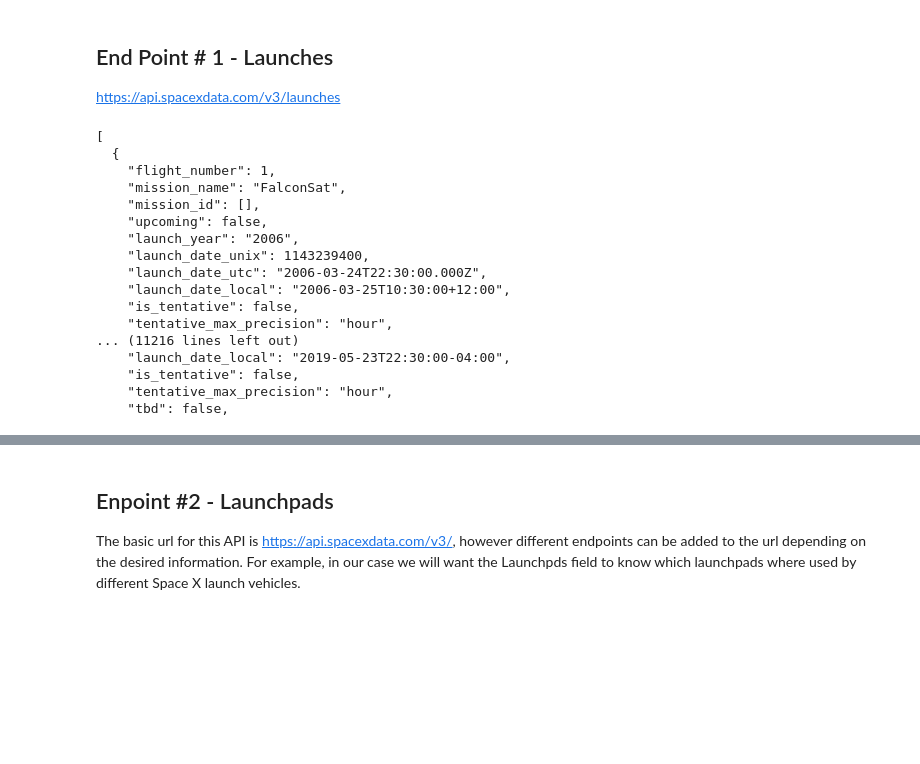
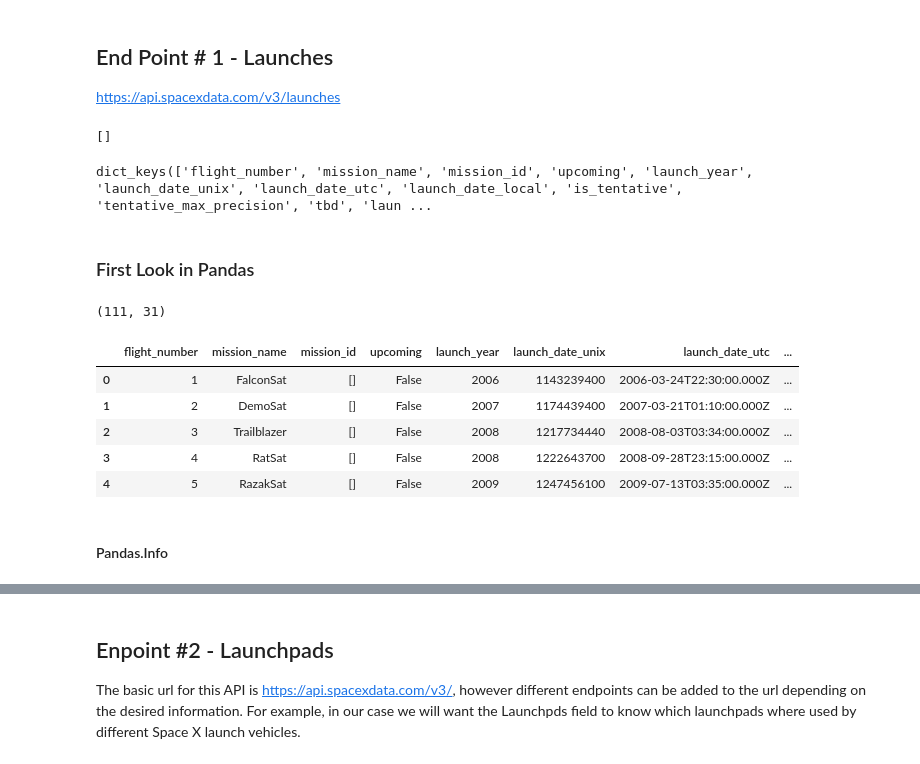
Before and after one commit to GateraGael/Data-Science-Life-Cycle-Global-Rocket-Launch-Study, a Jupyter notebook: Aerospace_Launch_Business_Data_Analysis.ipynb, the cells around one changed output, grey strips where cells are left out. Drawn from its saved outputs; the diff is of its cells as text; code cells hidden in the pictures; blank space fills up the shorter version.

```diff
--- a/Aerospace_Launch_Business_Data_Analysis.ipynb
+++ b/Aerospace_Launch_Business_Data_Analysis.ipynb
@@ -793,20 +797,25 @@ launches_response = requests.get(url_launches).json()
-# %%
-print(json.dumps(launches_response, indent=2))
-# %% [output]
-[
-  {
-    "flight_number": 1,
-    "mission_name": "FalconSat",
-    "mission_id": [],
-    "upcoming": false,
-    "launch_year": "2006",
-    "launch_date_unix": 1143239400,
-    "launch_date_utc": "2006-03-24T22:30:00.000Z",
-    "launch_date_local": "2006-03-25T10:30:00+12:00",
-    "is_tentative": false,
-    "tentative_max_precision": "hour",
-... (11216 lines left out)
-    "launch_date_local": "2019-05-23T22:30:00-04:00",
-    "is_tentative": false,
-    "tentative_max_precision": "hour",
-    "tbd": false,
+# %%
+spacex_launches['mission_id']
+# %% [output]
+[]
+# %%
+spacex_launches = launches_response[0]
+print(spacex_launches.keys())
+# %% [output]
+dict_keys(['flight_number', 'mission_name', 'mission_id', 'upcoming', 'launch_year', 'launch_date_unix', 'launch_date_utc', 'launch_date_local', 'is_tentative', 'tentative_max_precision', 'tbd', 'laun ...
+# %% [markdown]
+### First Look in Pandas
+# %%
+space_x_launches_df = pd.read_json(url_launches)
+print(space_x_launches_df.shape)
+space_x_launches_df.head()
+# %% [output]
+(111, 31)
+|  | flight_number | mission_name | mission_id | upcoming | launch_year | launch_date_unix | launch_date_utc | ... |
+| 0 | 1 | FalconSat | [] | False | 2006 | 1143239400 | 2006-03-24T22:30:00.000Z | ... |
+| 1 | 2 | DemoSat | [] | False | 2007 | 1174439400 | 2007-03-21T01:10:00.000Z | ... |
+| 2 | 3 | Trailblazer | [] | False | 2008 | 1217734440 | 2008-08-03T03:34:00.000Z | ... |
+| 3 | 4 | RatSat | [] | False | 2008 | 1222643700 | 2008-09-28T23:15:00.000Z | ... |
+| 4 | 5 | RazakSat | [] | False | 2009 | 1247456100 | 2009-07-13T03:35:00.000Z | ... |
+# %% [markdown]
+#### Pandas.Info
```
Also changed, not shown: parts of 20 cells of this notebook.
